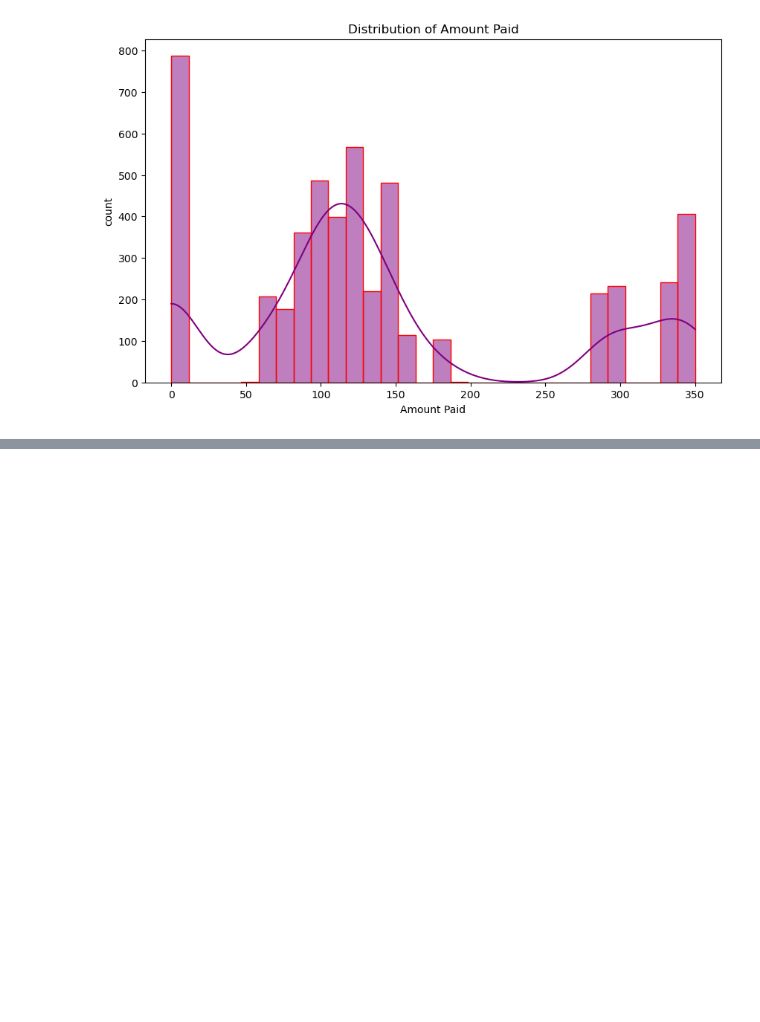
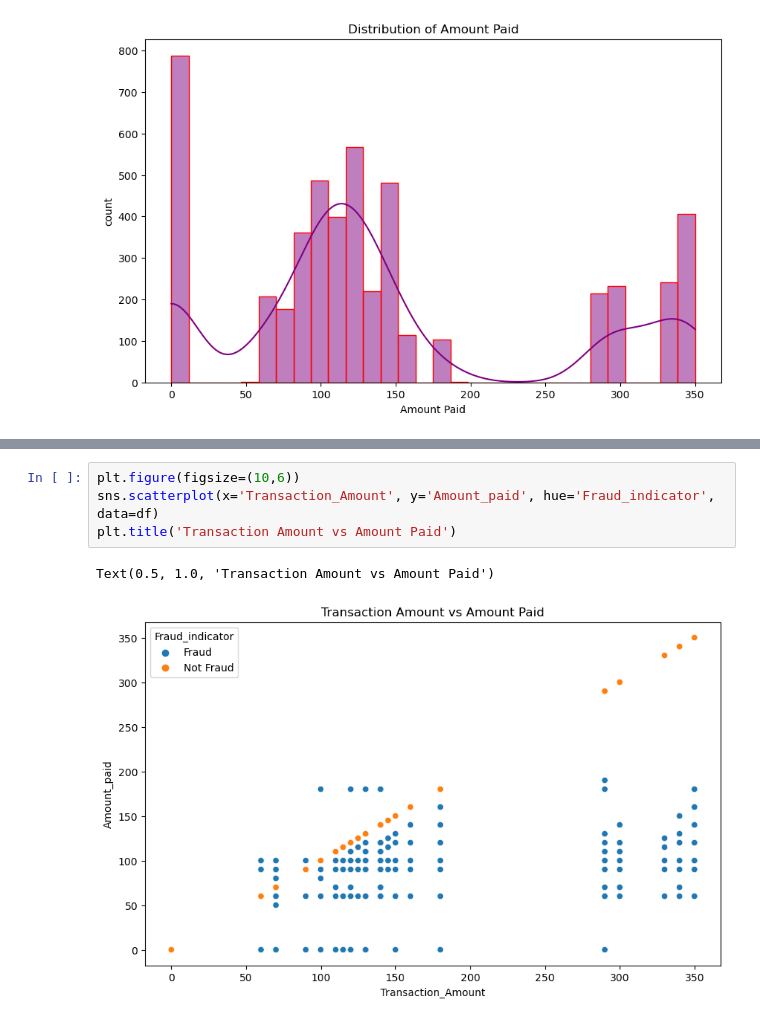
Before and after one commit to Roya-Mammadova/FastagFraudDetection, a Jupyter notebook: -fraud-detection.ipynb, the cells around one changed output, grey strips where cells are left out. Cells and saved outputs as stored; diff of their text form; blank space fills up the shorter version.

```diff
--- a/-fraud-detection.ipynb
+++ b/-fraud-detection.ipynb
@@ -214,0 +224,7 @@ plt.show()
+# %%
+plt.figure(figsize=(10,6))
+sns.scatterplot(x='Transaction_Amount', y='Amount_paid', hue='Fraud_indicator', data=df)
+plt.title('Transaction Amount vs Amount Paid')
+# %% [output]
+Text(0.5, 1.0, 'Transaction Amount vs Amount Paid')
+[figure, added]
```
Also changed, not shown: parts of 29 cells of this notebook.
